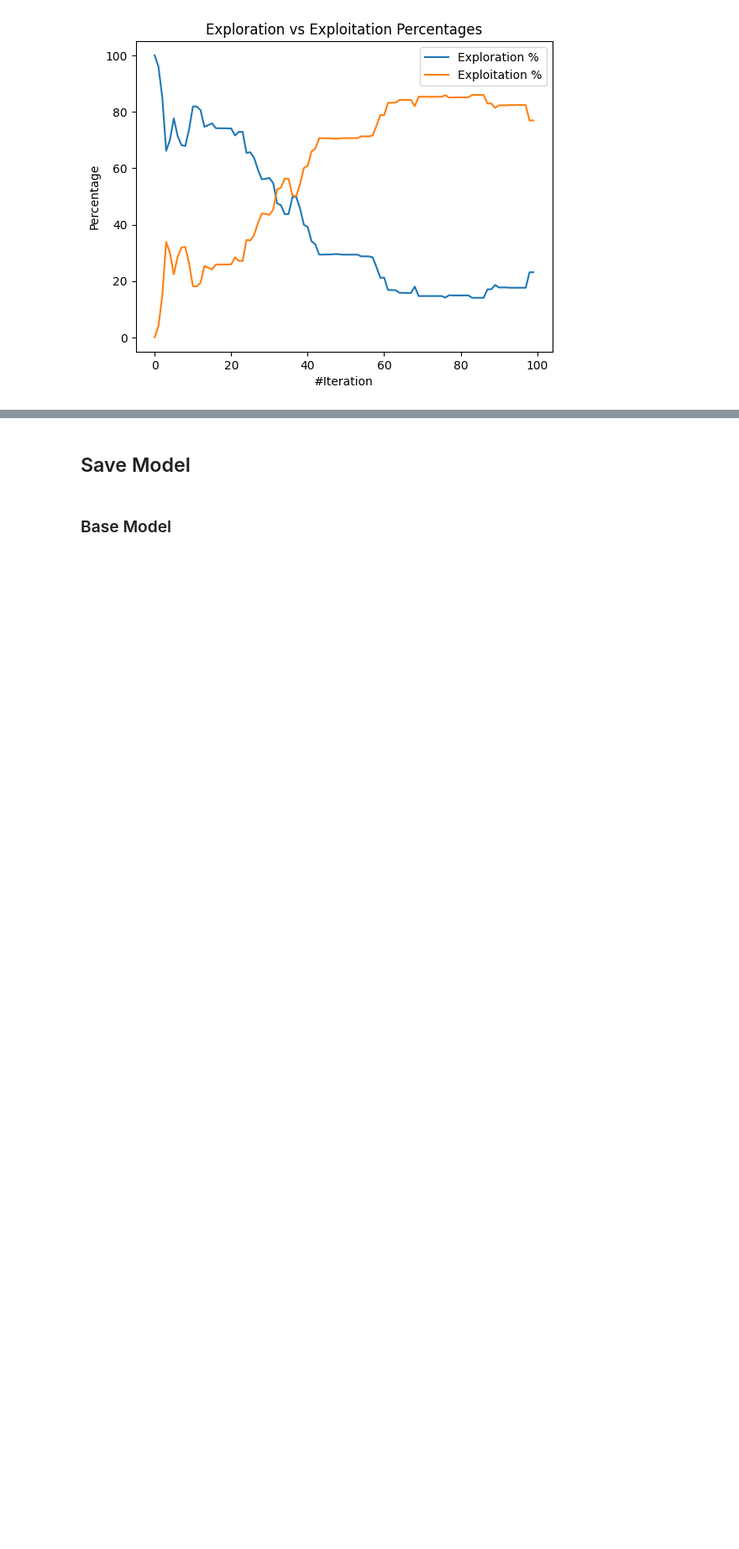
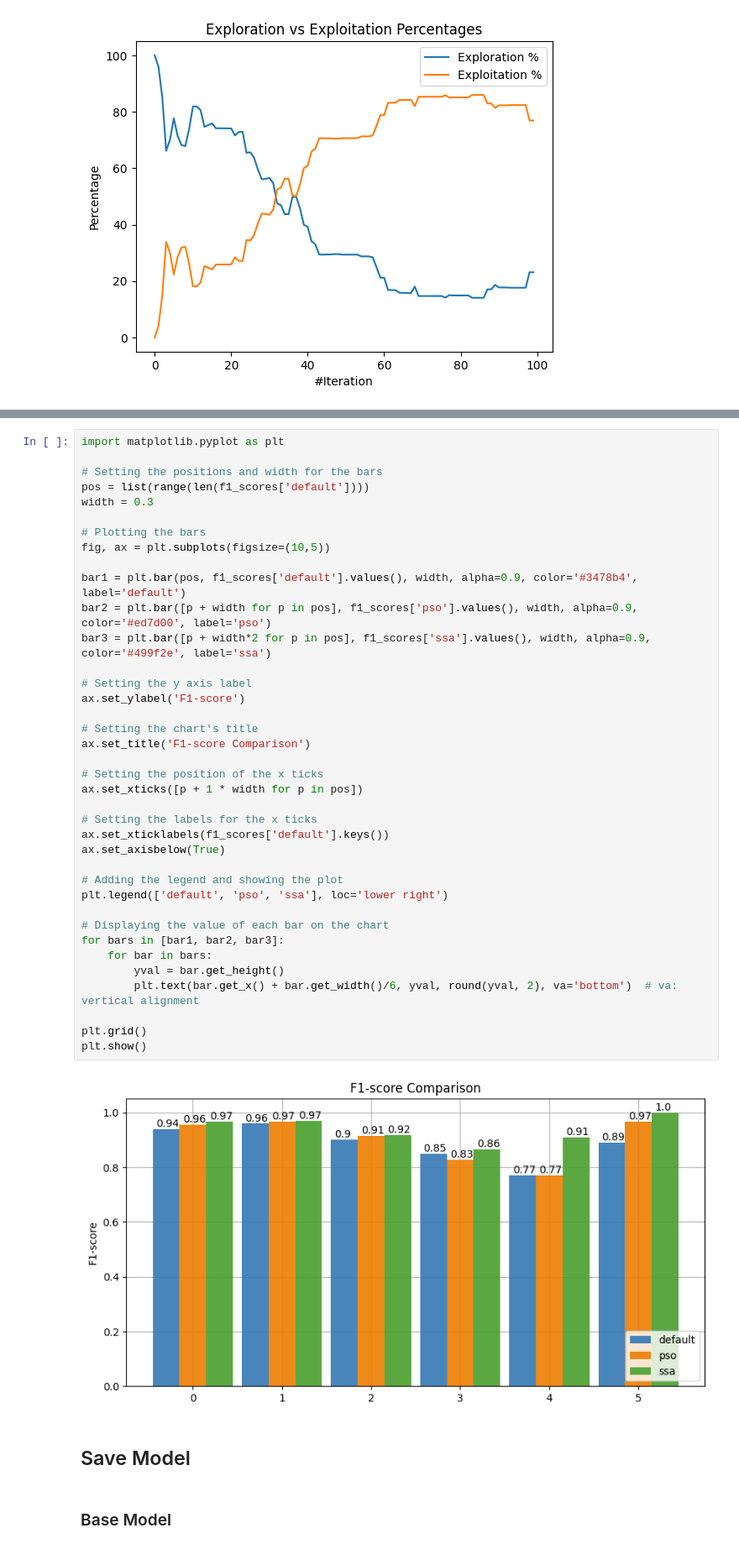
Before and after one commit to notquarks/klasifikasi-air-tanah, a Jupyter notebook: Klasifikasi_Kualitas_Air_Tanah_KK.ipynb, the cells around one changed output, grey strips where cells are left out. Shown at 84% size. Cells and saved outputs as stored; diff of their text form; blank space fills up the shorter version.

```diff
--- a/Klasifikasi_Kualitas_Air_Tanah_KK.ipynb
+++ b/Klasifikasi_Kualitas_Air_Tanah_KK.ipynb
@@ -989,3 +1077,43 @@ model_ssa_cb.history.save_exploration_exploitation_chart(filename="ssa/eec")
+# %%
+import matplotlib.pyplot as plt
+
+# Setting the positions and width for the bars
+pos = list(range(len(f1_scores['default'])))
+width = 0.3
+
+# Plotting the bars
+fig, ax = plt.subplots(figsize=(10,5))
+
+bar1 = plt.bar(pos, f1_scores['default'].values(), width, alpha=0.9, color='#3478b4', label='default')
+bar2 = plt.bar([p + width for p in pos], f1_scores['pso'].values(), width, alpha=0.9, color='#ed7d00', label='pso')
+bar3 = plt.bar([p + width*2 for p in pos], f1_scores['ssa'].values(), width, alpha=0.9, color='#499f2e', label='ssa')
+
+# Setting the y axis label
+ax.set_ylabel('F1-score')
+
+# Setting the chart's title
+ax.set_title('F1-score Comparison')
+
+# Setting the position of the x ticks
+ax.set_xticks([p + 1 * width for p in pos])
+
+# Setting the labels for the x ticks
+ax.set_xticklabels(f1_scores['default'].keys())
+ax.set_axisbelow(True)
+
+# Adding the legend and showing the plot
+plt.legend(['default', 'pso', 'ssa'], loc='lower right')
+
+# Displaying the value of each bar on the chart
+for bars in [bar1, bar2, bar3]:
+    for bar in bars:
+        yval = bar.get_height()
+        plt.text(bar.get_x() + bar.get_width()/6, yval, round(yval, 2), va='bottom')  # va: vertical alignment
+
+plt.grid()
+plt.show()
+# %% [output]
+[figure, added]
 # %% [markdown]
 ## Save Model
 # %% [markdown]
```
Also changed, not shown: parts of 12 cells of this notebook, 4 other files.
